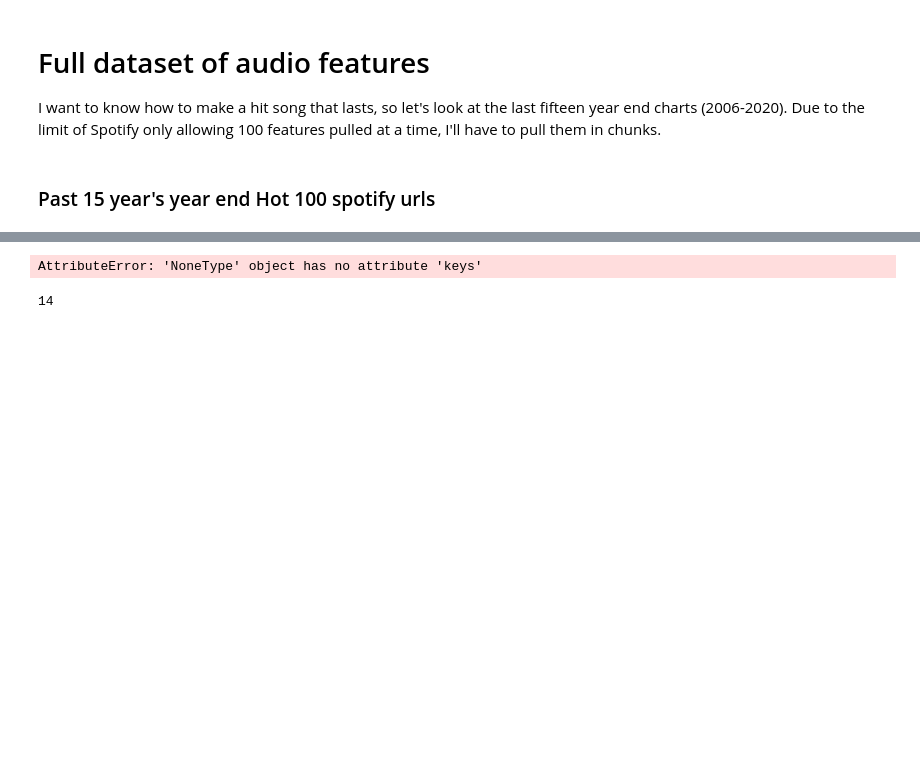
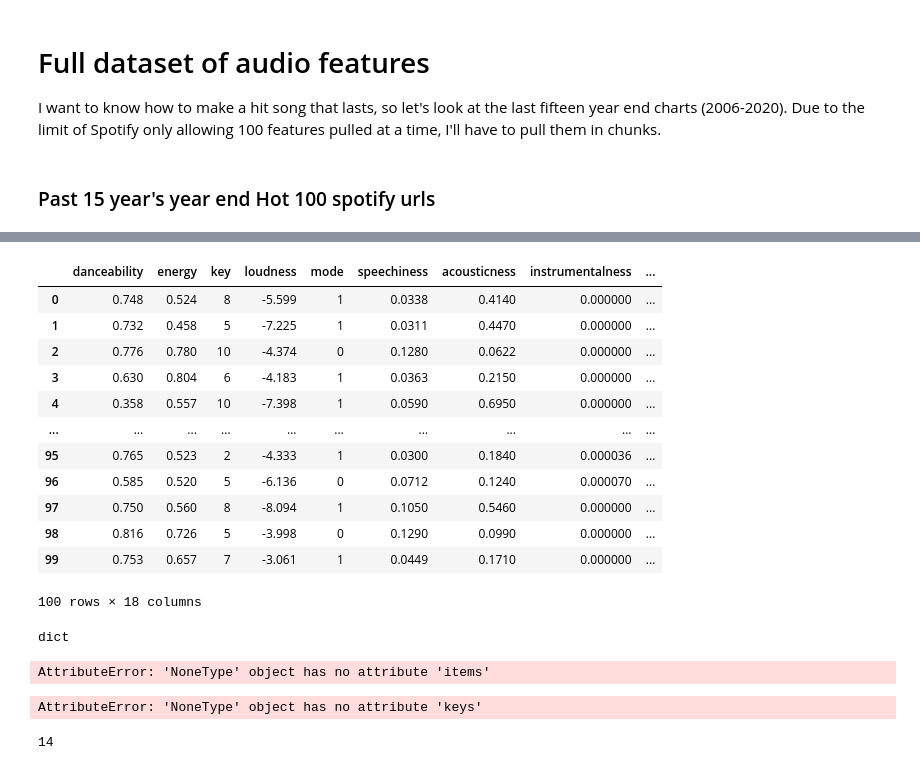
Before and after one commit to zylstraa/capstone, a Jupyter notebook: notebooks/audio_features_EDA.ipynb, the cells around one changed output, grey strips where cells are left out. Drawn from its saved outputs; the diff is of its cells as text; code cells hidden in the pictures; blank space fills up the shorter version.

```diff
--- a/notebooks/audio_features_EDA.ipynb
+++ b/notebooks/audio_features_EDA.ipynb
@@ -183,4 +223,21 @@ for i in range(len(chunks)):
+# %%
+test = chunks[13]
+# %%
+test = spotify.audio_features(tracks=test) #test
 # %%
-pd.DataFrame.from_dict(spotify.audio_features(tracks=chunks[13]))
+type(test[0])
+pd.DataFrame(spotify.audio_features(tracks=))
 # %% [output]
+|  | danceability | energy | key | loudness | mode | speechiness | acousticness | instrumentalness | ... |
+| 0 | 0.748 | 0.524 | 8 | -5.599 | 1 | 0.0338 | 0.4140 | 0.000000 | ... |
+| 1 | 0.732 | 0.458 | 5 | -7.225 | 1 | 0.0311 | 0.4470 | 0.000000 | ... |
+| 2 | 0.776 | 0.780 | 10 | -4.374 | 0 | 0.1280 | 0.0622 | 0.000000 | ... |
+| 3 | 0.630 | 0.804 | 6 | -4.183 | 1 | 0.0363 | 0.2150 | 0.000000 | ... |
+| 4 | 0.358 | 0.557 | 10 | -7.398 | 1 | 0.0590 | 0.6950 | 0.000000 | ... |
+| ... | ... | ... | ... | ... | ... | ... | ... | ... | ... |
+| 95 | 0.765 | 0.523 | 2 | -4.333 | 1 | 0.0300 | 0.1840 | 0.000036 | ... |
+| 96 | 0.585 | 0.520 | 5 | -6.136 | 0 | 0.0712 | 0.1240 | 0.000070 | ... |
+| 97 | 0.750 | 0.560 | 8 | -8.094 | 1 | 0.1050 | 0.5460 | 0.000000 | ... |
+| 98 | 0.816 | 0.726 | 5 | -3.998 | 0 | 0.1290 | 0.0990 | 0.000000 | ... |
+| 99 | 0.753 | 0.657 | 7 | -3.061 | 1 | 0.0449 | 0.1710 | 0.000000 | ... |
-AttributeError: 'NoneType' object has no attribute 'keys'
+100 rows × 18 columns
@@ -187,3 +256,19 @@ AttributeError: 'NoneType' object has no attribute 'keys'
+# %%
+type(x[0][1])
+# %% [output]
+dict
+# %%
+pd.json_normalize(x,record_path='counties', meta=['state', 'shortname', ['info', 'governor']])
+# %% [output]
+AttributeError: 'NoneType' object has no attribute 'items'
+# %%
+past_audio_features = pd.DataFrame()
+
+for i in range(0,len(chunks)):
+    p = pd.DataFrame(spotify.audio_features(tracks=chunks[i]))
+    past_audio_features.append(p)
+# %% [output]
+AttributeError: 'NoneType' object has no attribute 'keys'
 # %%
 len(chunks)
 # %% [output]
```
Also changed, not shown: parts of 6 cells of this notebook, 1 other file.
